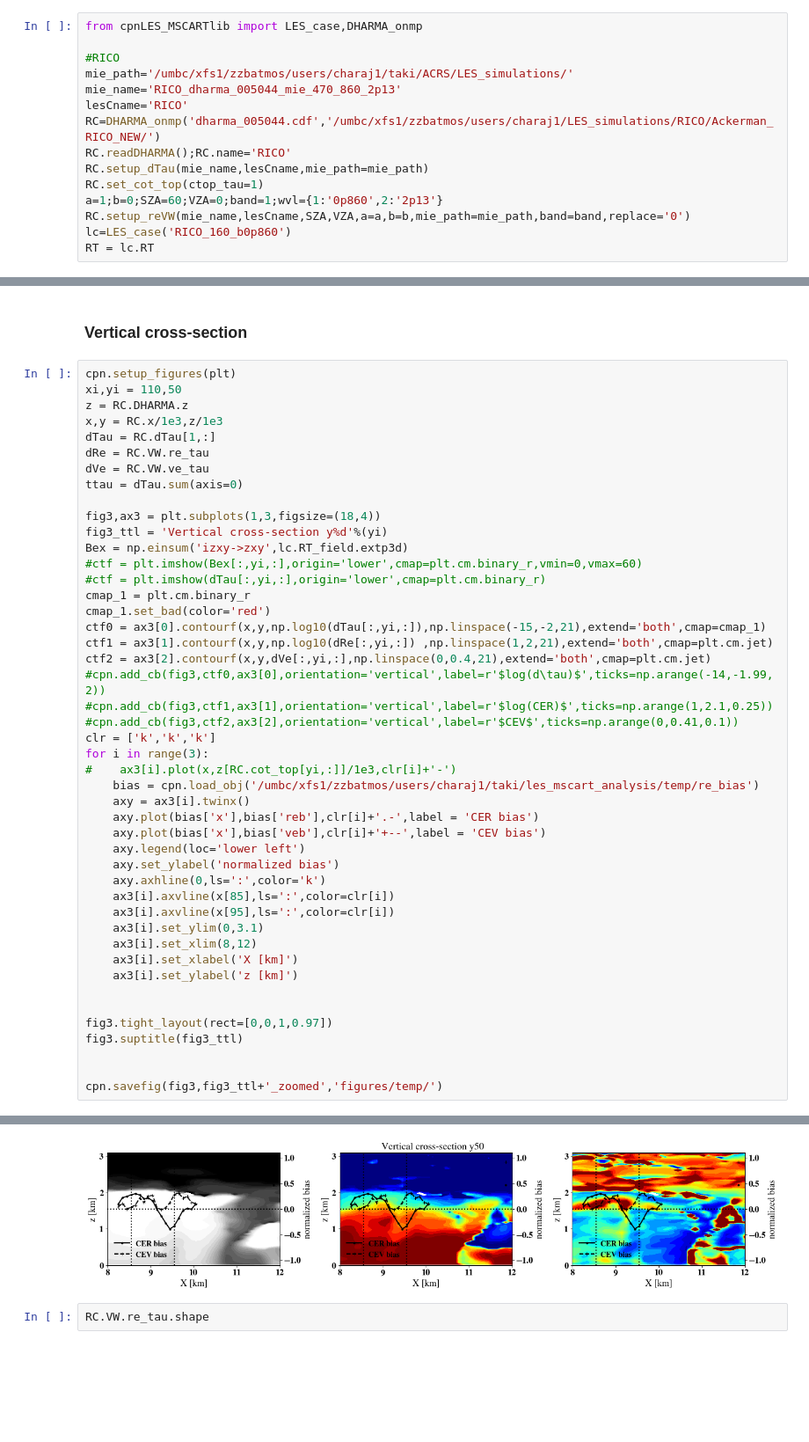
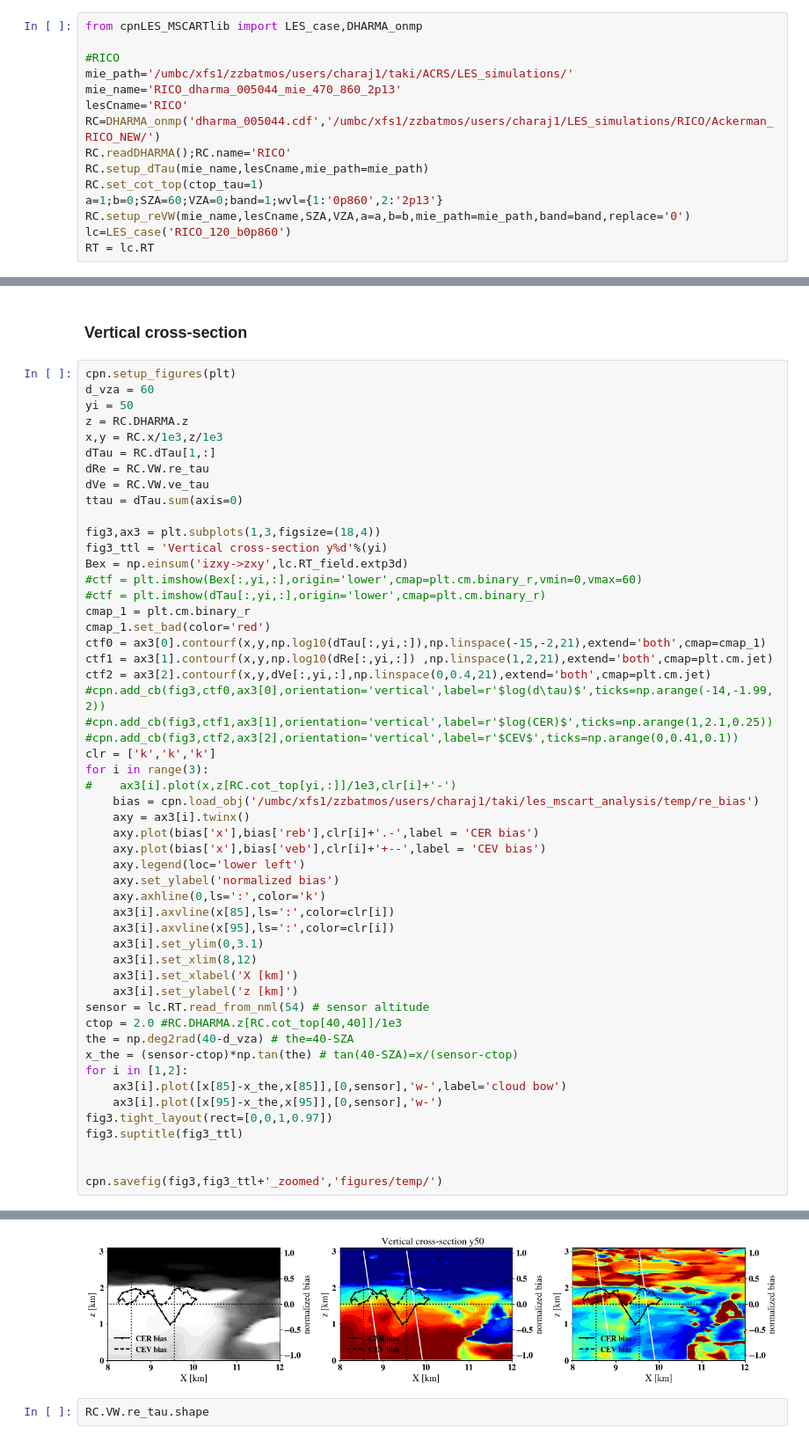
Before and after one commit to cpnHere/ACRS, a Jupyter notebook: Retrievals/Pol_retrievals/analysis_pol_ret.ipynb, the cells around one changed output, grey strips where cells are left out. Shown at 88% size. Cells and saved outputs as stored; diff of their text form; blank space fills up the shorter version.

```diff
--- a/Retrievals/Pol_retrievals/analysis_pol_ret.ipynb
+++ b/Retrievals/Pol_retrievals/analysis_pol_ret.ipynb
@@ -235,7 +235,7 @@ RC.setup_dTau(mie_name,lesCname,mie_path=mie_path)
 RC.set_cot_top(ctop_tau=1)
 a=1;b=0;SZA=60;VZA=0;band=1;wvl={1:'0p860',2:'2p13'}
 RC.setup_reVW(mie_name,lesCname,SZA,VZA,a=a,b=b,mie_path=mie_path,band=band,replace='0')
-lc=LES_case('RICO_160_b0p860')
+lc=LES_case('RICO_120_b0p860')
 RT = lc.RT
 # %% [output]
 self.c_mie created!
@@ -306,7 +306,8 @@ figures/parallax/Cloudbow_line-of-sight_from_the_sensor_for_varying_SZA_at_x110y
 ### Vertical cross-section
 # %%
 cpn.setup_figures(plt)
-xi,yi = 110,50
+d_vza = 60
+yi = 50
 z = RC.DHARMA.z
 x,y = RC.x/1e3,z/1e3
 dTau = RC.dTau[1,:]
@@ -343,8 +344,13 @@ for i in range(3):
     ax3[i].set_xlim(8,12)
     ax3[i].set_xlabel('X [km]')
     ax3[i].set_ylabel('z [km]')
-
-
+sensor = lc.RT.read_from_nml(54) # sensor altitude
+ctop = 2.0 #RC.DHARMA.z[RC.cot_top[40,40]]/1e3
+the = np.deg2rad(40-d_vza) # the=40-SZA
+x_the = (sensor-ctop)*np.tan(the) # tan(40-SZA)=x/(sensor-ctop)
+for i in [1,2]:
+    ax3[i].plot([x[85]-x_the,x[85]],[0,sensor],'w-',label='cloud bow')
+    ax3[i].plot([x[95]-x_the,x[95]],[0,sensor],'w-')
 fig3.tight_layout(rect=[0,0,1,0.97])
 fig3.suptitle(fig3_ttl)
 
@@ -357,6 +364,6 @@ Attempting to read <class 'dict'>
 Replace existing file?:  y
 figures/temp/Vertical_cross-section_y50_zoomed.png SAVED.
-[figure, old version]
+[figure, new version]
 # %%
 RC.VW.re_tau.shape
 # %% [output]
```
Also changed, not shown: parts of 2 cells of this notebook.
